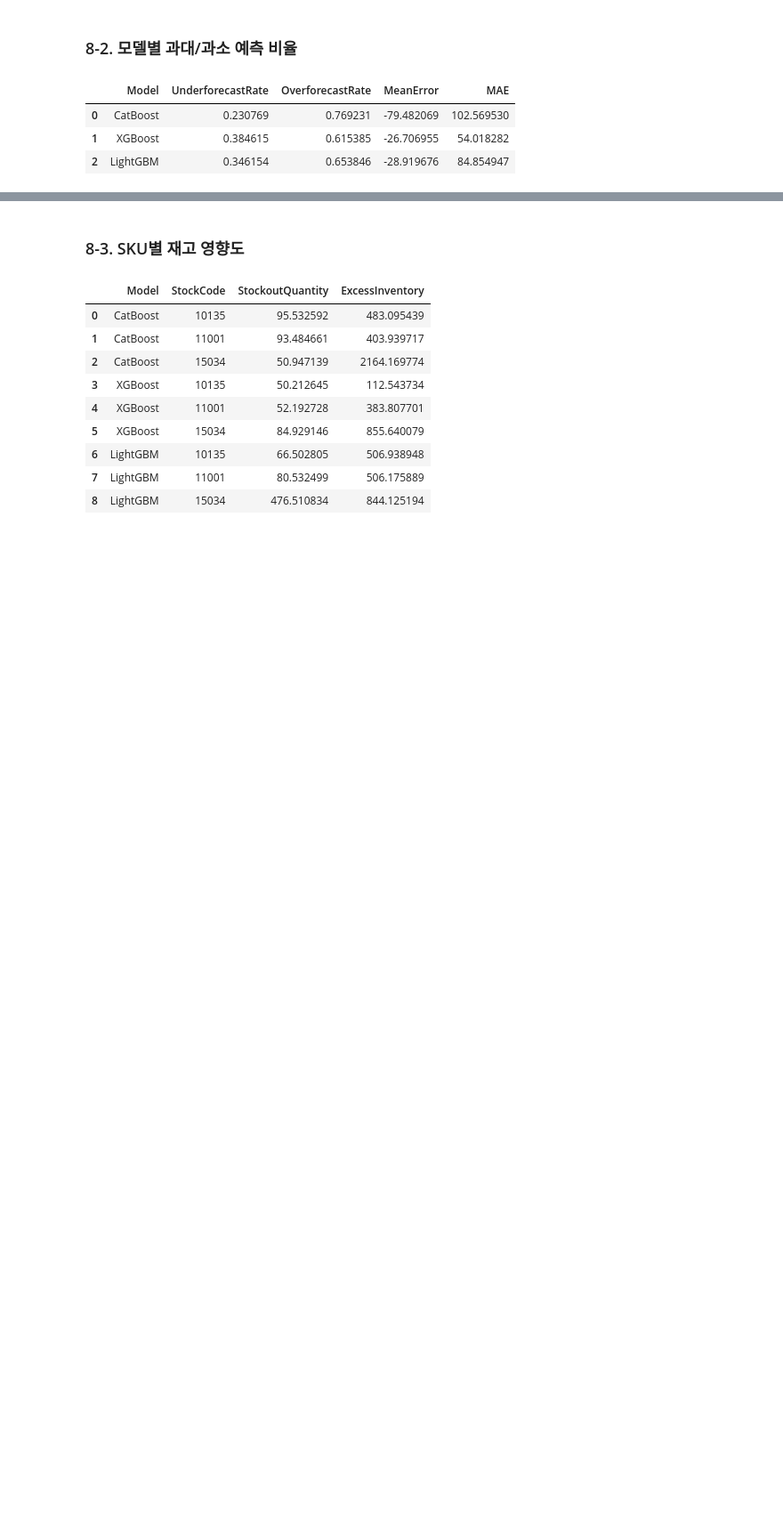
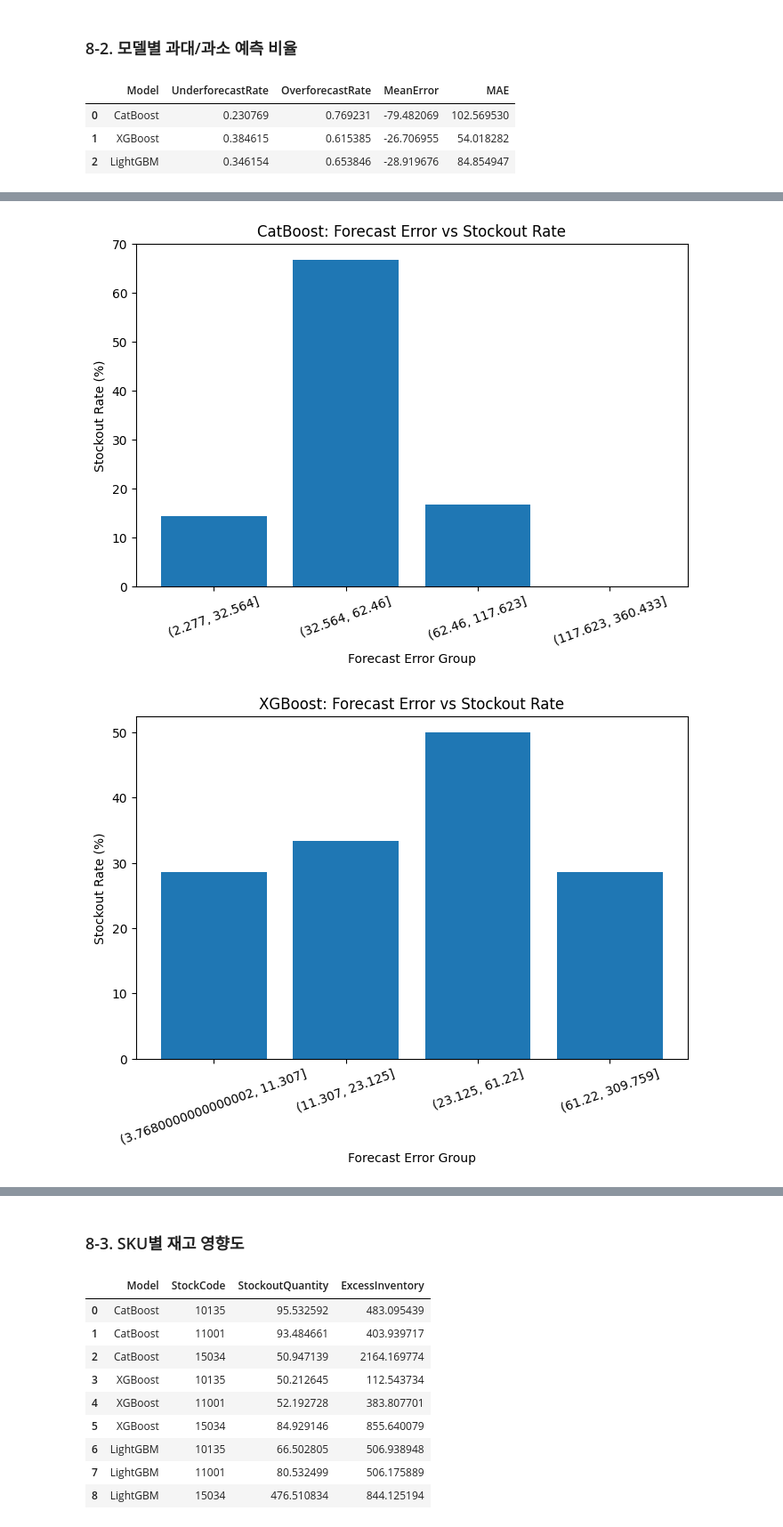
Before and after one commit to skyup-509/SCM_Forecast, a Jupyter notebook: 예측 오차에 따른 재고 수준.ipynb, the cells around one changed output, grey strips where cells are left out. Shown at 89% size. Cells and saved outputs as stored; diff of their text form; code cells hidden in the pictures; blank space fills up the shorter version.

```diff
--- a/예측 오차에 따른 재고 수준.ipynb
+++ b/예측 오차에 따른 재고 수준.ipynb
@@ -680,0 +782,22 @@ error_results
+# %%
+for model_name in ["CatBoost", "XGBoost", "LightGBM"]:
+
+    temp = stockout_rate_results[
+        stockout_rate_results["Model"] == model_name
+    ]
+
+    plt.figure(figsize=(8, 5))
+
+    plt.bar(
+        temp[f"{model_name}_ErrorGroup"].astype(str),
+        temp["StockoutRate"] * 100
+    )
+
+    plt.xlabel("Forecast Error Group")
+    plt.ylabel("Stockout Rate (%)")
+    plt.title(f"{model_name}: Forecast Error vs Stockout Rate")
+    plt.xticks(rotation=20)
+    plt.show()
+# %% [output]
+[figure, added]
+[figure, added]
```
Also changed, not shown: parts of 7 cells of this notebook.
